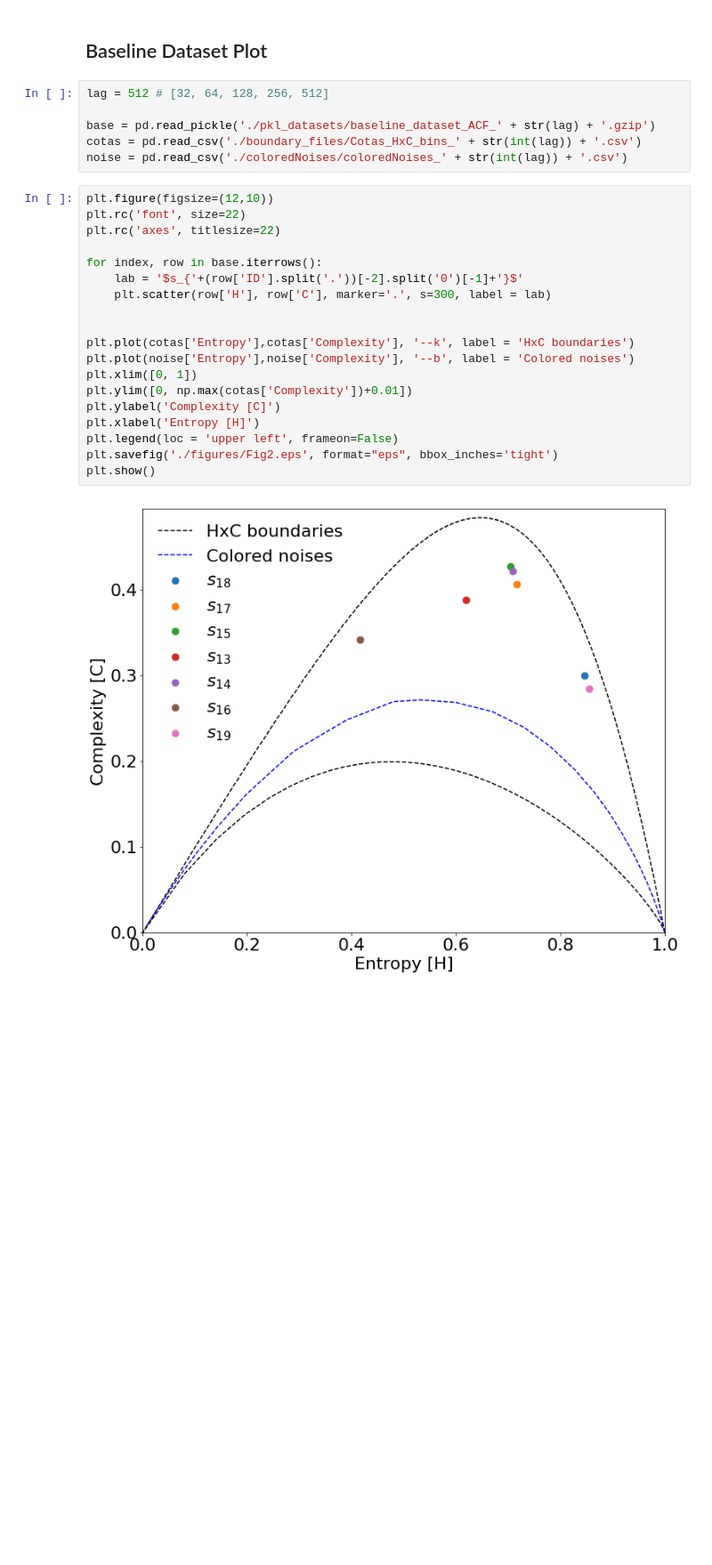
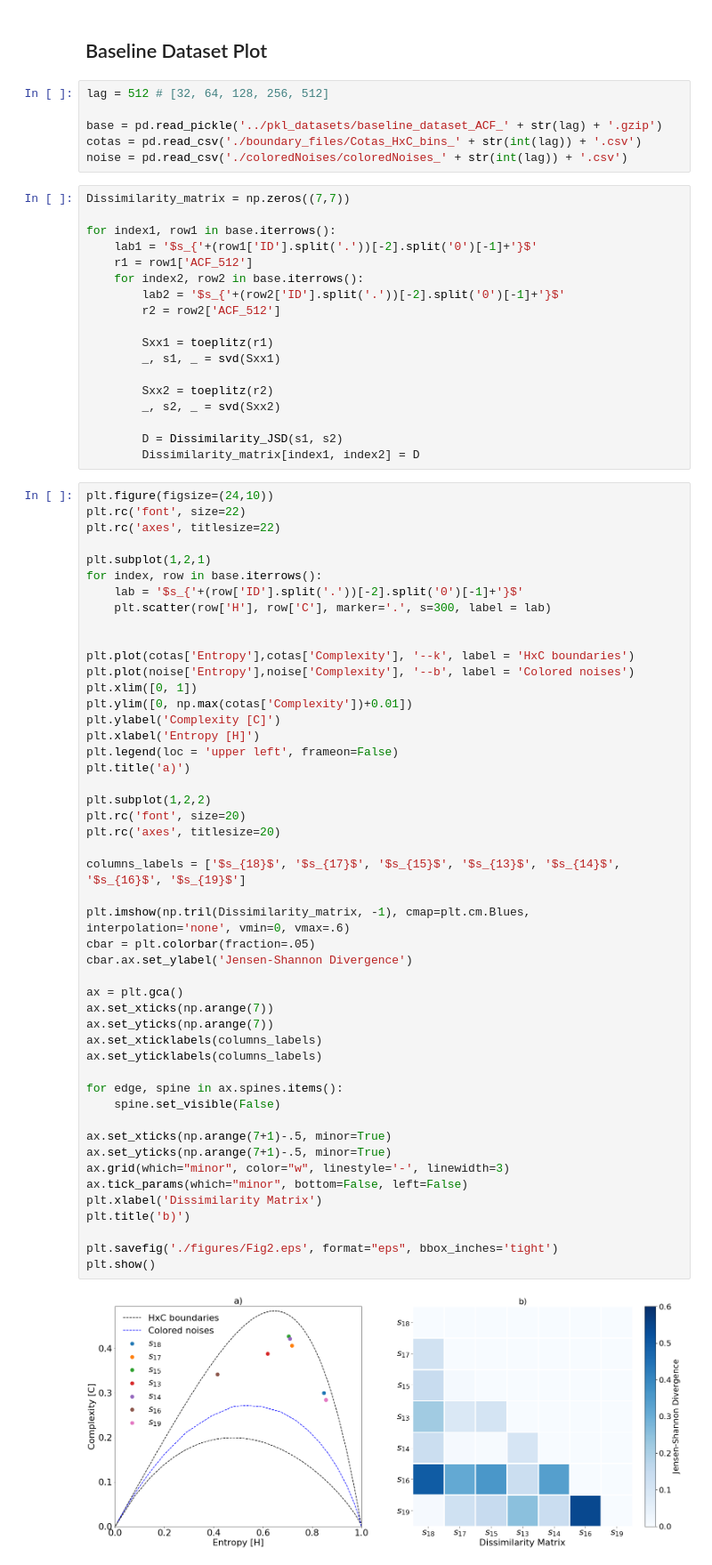
Before and after one commit to juancolonna/EGCI, a Jupyter notebook: Fig2.ipynb, the cells around one changed output. Shown at 89% size. Saved outputs shown, nothing was run; the diff lists cells and outputs as text; blank space fills up the shorter version.

Commit message:
Dissimilarity matrix added

```diff
--- a/Fig2.ipynb
+++ b/Fig2.ipynb
@@ -8,27 +10,74 @@ import matplotlib.pyplot as plt
 # %%
 lag = 512 # [32, 64, 128, 256, 512]
 
-base = pd.read_pickle('./pkl_datasets/baseline_dataset_ACF_' + str(lag) + '.gzip')
+base = pd.read_pickle('../pkl_datasets/baseline_dataset_ACF_' + str(lag) + '.gzip')
 cotas = pd.read_csv('./boundary_files/Cotas_HxC_bins_' + str(int(lag)) + '.csv')
 noise = pd.read_csv('./coloredNoises/coloredNoises_' + str(int(lag)) + '.csv')
+# %%
+Dissimilarity_matrix = np.zeros((7,7))
+
+for index1, row1 in base.iterrows():
+    lab1 = '$s_{'+(row1['ID'].split('.'))[-2].split('0')[-1]+'}$'
+    r1 = row1['ACF_512']
+    for index2, row2 in base.iterrows():
+        lab2 = '$s_{'+(row2['ID'].split('.'))[-2].split('0')[-1]+'}$'
+        r2 = row2['ACF_512']
+
+        Sxx1 = toeplitz(r1)
+        _, s1, _ = svd(Sxx1)
+
+        Sxx2 = toeplitz(r2)
+        _, s2, _ = svd(Sxx2)
+
+        D = Dissimilarity_JSD(s1, s2)
+        Dissimilarity_matrix[index1, index2] = D
 # %%
-plt.figure(figsize=(12,10))
+plt.figure(figsize=(24,10))
 plt.rc('font', size=22)
 plt.rc('axes', titlesize=22)
 
+plt.subplot(1,2,1)
 for index, row in base.iterrows():
     lab = '$s_{'+(row['ID'].split('.'))[-2].split('0')[-1]+'}$'
     plt.scatter(row['H'], row['C'], marker='.', s=300, label = lab)
 
 
 plt.plot(cotas['Entropy'],cotas['Complexity'], '--k', label = 'HxC boundaries')
 plt.plot(noise['Entropy'],noise['Complexity'], '--b', label = 'Colored noises')
 plt.xlim([0, 1])
 plt.ylim([0, np.max(cotas['Complexity'])+0.01])
 plt.ylabel('Complexity [C]')
 plt.xlabel('Entropy [H]')
 plt.legend(loc = 'upper left', frameon=False)
+plt.title('a)')
+
+plt.subplot(1,2,2)
+plt.rc('font', size=20)
+plt.rc('axes', titlesize=20)
+
+columns_labels = ['$s_{18}$', '$s_{17}$', '$s_{15}$', '$s_{13}$', '$s_{14}$', '$s_{16}$', '$s_{19}$']
+
+plt.imshow(np.tril(Dissimilarity_matrix, -1), cmap=plt.cm.Blues, interpolation='none', vmin=0, vmax=.6)
+cbar = plt.colorbar(fraction=.05)
+cbar.ax.set_ylabel('Jensen-Shannon Divergence')
+
+ax = plt.gca()
+ax.set_xticks(np.arange(7))
+ax.set_yticks(np.arange(7))
+ax.set_xticklabels(columns_labels)
+ax.set_yticklabels(columns_labels)
+
+for edge, spine in ax.spines.items():
+    spine.set_visible(False)
+
+ax.set_xticks(np.arange(7+1)-.5, minor=True)
+ax.set_yticks(np.arange(7+1)-.5, minor=True)
+ax.grid(which="minor", color="w", linestyle='-', linewidth=3)
+ax.tick_params(which="minor", bottom=False, left=False)
+plt.xlabel('Dissimilarity Matrix')
+plt.title('b)')
+
 plt.savefig('./figures/Fig2.eps', format="eps", bbox_inches='tight')
 plt.show()
 # %% [output]
-[figure, old version]
+[figure, new version]
```
Also changed, not shown: parts of 1 cell of this notebook, 3 other files.
